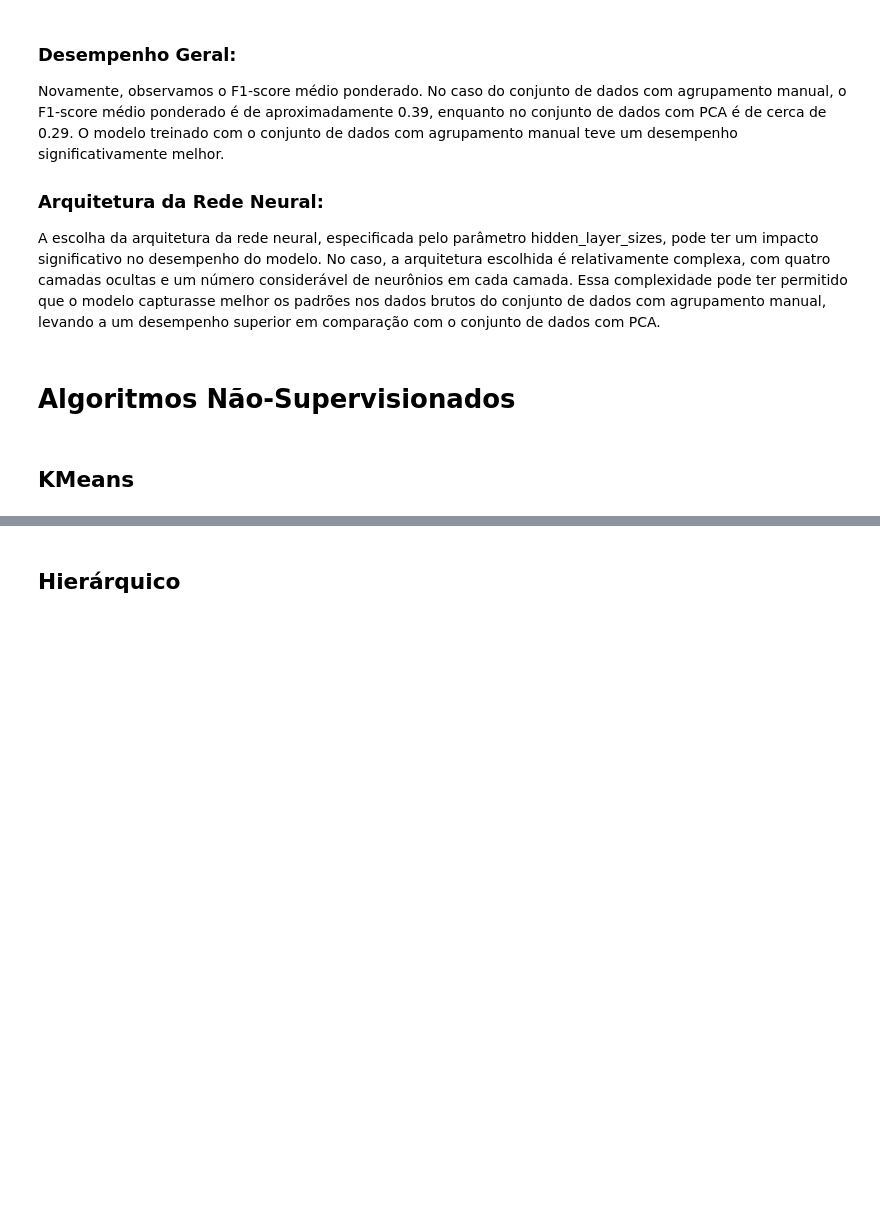
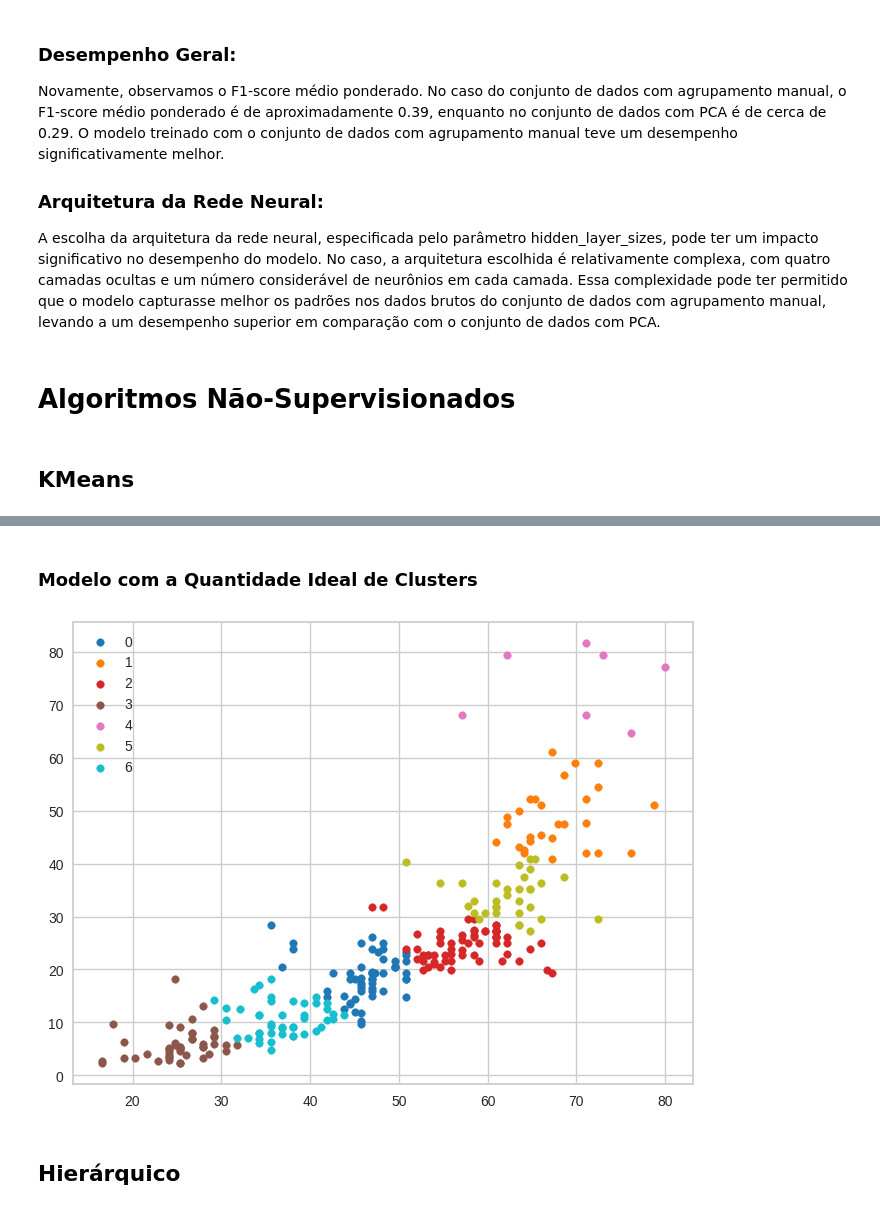
Before and after one commit to ReubenRamalho/IA_Prova-2, a Jupyter notebook: Prova-2.ipynb, the cells around one changed output, grey strips where cells are left out. Cells and saved outputs as stored; diff of their text form; code cells hidden in the pictures; blank space fills up the shorter version.

```diff
--- a/Prova-2.ipynb
+++ b/Prova-2.ipynb
@@ -621,2 +668,32 @@ plt.show()
+# %% [markdown]
+### Modelo com a Quantidade Ideal de Clusters
+# %%
+# Criar o modelo K-means com 7 clusters, escolhendo 7 clusters para corresponder ao número de grupos na base original
+kmeans = KMeans(n_clusters=7)
+
+# Treinar o modelo e atribuir cada amostra a um cluster
+clusters = kmeans.fit_predict(features)
+
+# Encontrar os rótulos únicos dos clusters
+u_labels = np.unique(clusters)
+
+# Configurar o tamanho dos símbolos para a dispersão dos pontos
+plt.figure(figsize=(8, 6))
+
+# Definir um mapa de cores para os clusters
+colors = plt.cm.tab10(np.linspace(0, 1, len(u_labels)))
+
+# Iterar sobre cada cluster único encontrado
+for i, color in zip(u_labels, colors):
+    # Plotar os pontos pertencentes ao cluster atual com uma cor diferente
+    plt.scatter(features[clusters == i, 0], features[clusters == i, 1], label=i, s=30, color=color)
+
+# Adicionar uma legenda ao gráfico
+plt.legend()
+
+# Exibir o gráfico
+plt.show()
+# %% [output]
+[figure, added]
 # %% [markdown]
 ## Hierárquico
```
Also changed, not shown: parts of 8 cells of this notebook.
